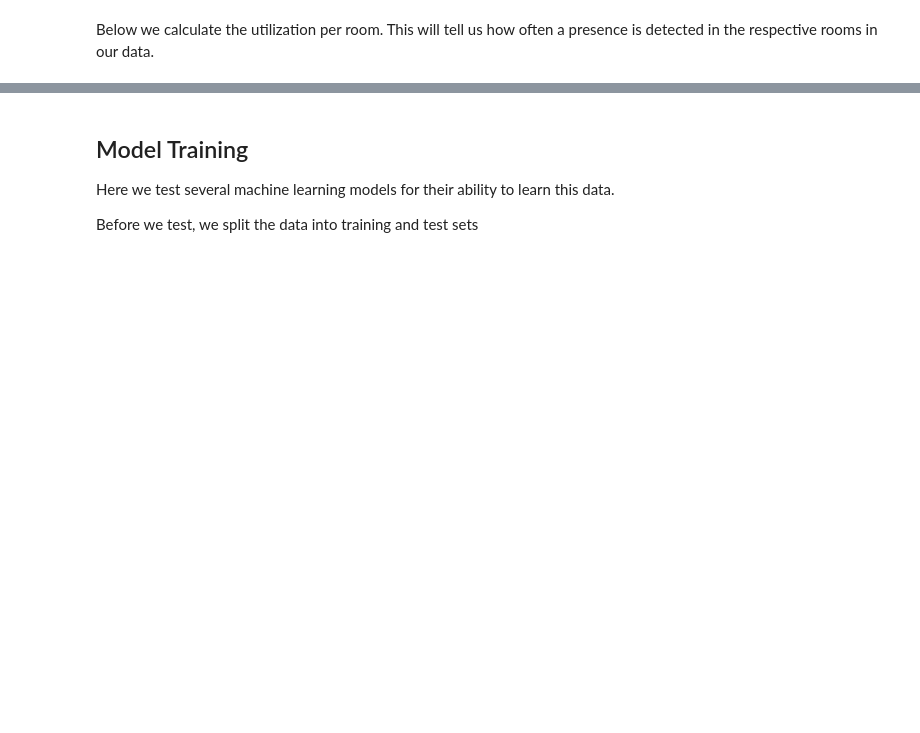
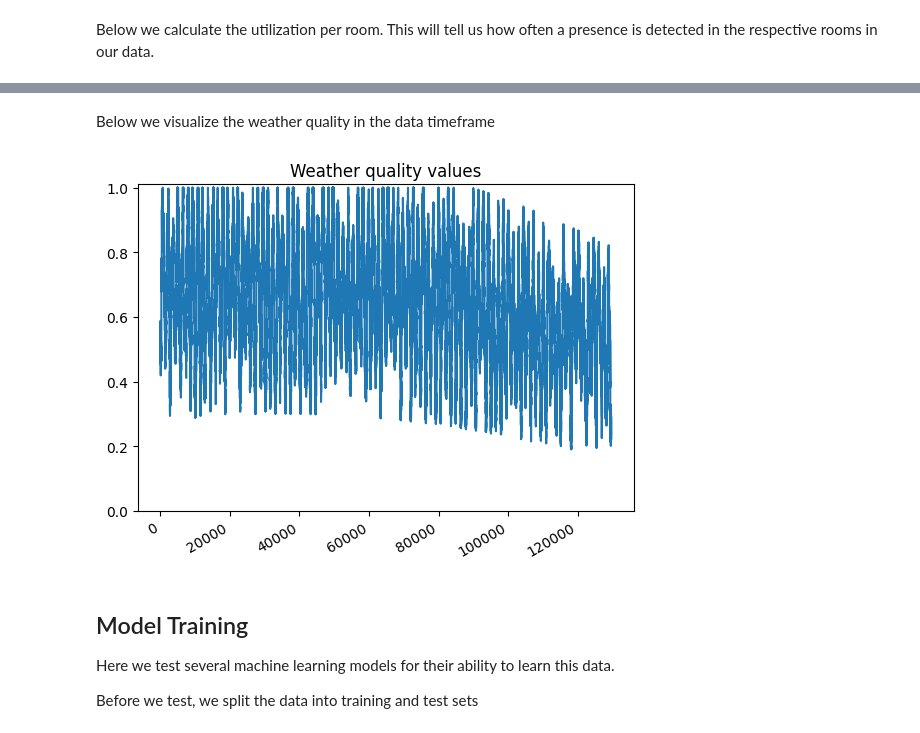
Before and after one commit to frank-trollmann/evohome, a Jupyter notebook: examples/simple_scenario/notebooks/data_exploration.ipynb, the cells around one changed output, grey strips where cells are left out. Cells and saved outputs as stored; diff of their text form; code cells hidden in the pictures; blank space fills up the shorter version.

```diff
--- a/examples/simple_scenario/notebooks/data_exploration.ipynb
+++ b/examples/simple_scenario/notebooks/data_exploration.ipynb
@@ -72,3 +93,15 @@ Room room_10 utilization: 50%
+# %% [markdown]
+Below we visualize the weather quality in the data timeframe
+# %%
+
+fig, ax = plt.subplots()
+ax.plot(data_frame["weather"])
+ax.set_title("Weather quality values")
+ax.set_ylim([0.0, 1.01])
+fig.autofmt_xdate()
+plt.show()
+# %% [output]
+[figure, added]
 # %% [markdown]
 ## Model Training
 
```
Also changed, not shown: parts of 7 cells of this notebook, 5 other files.
